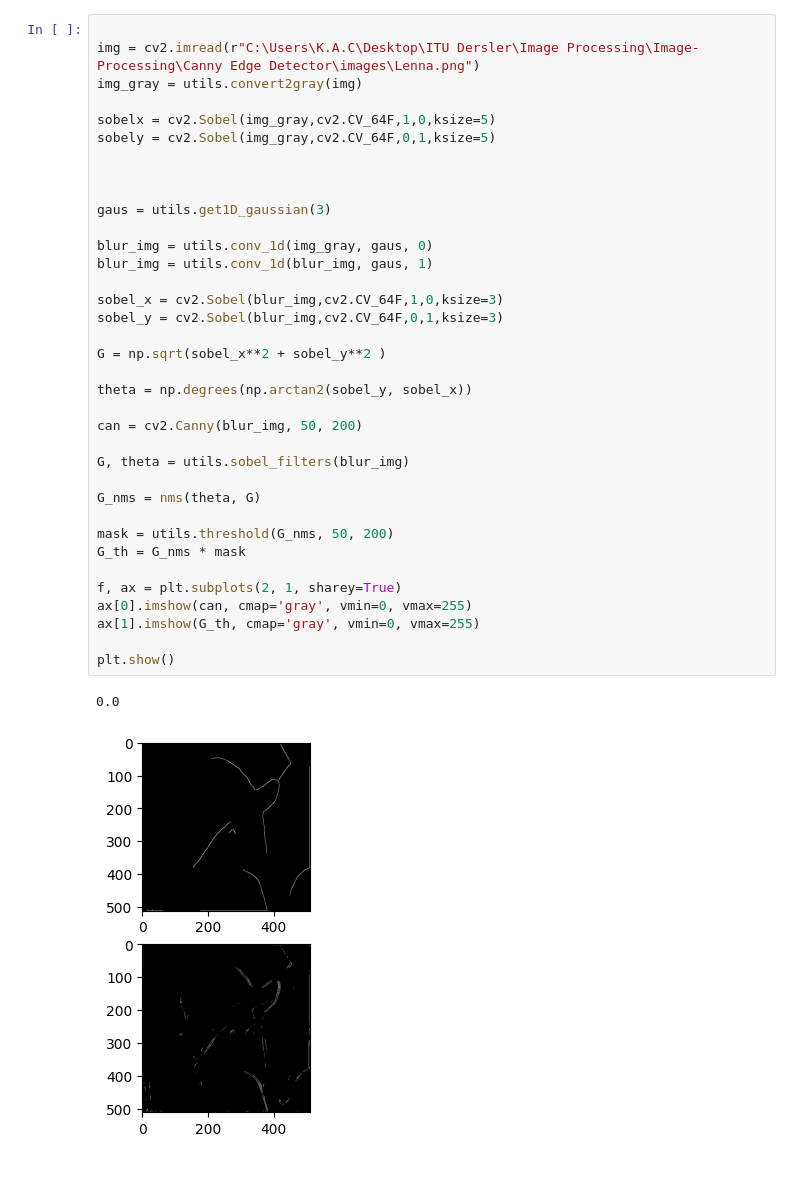
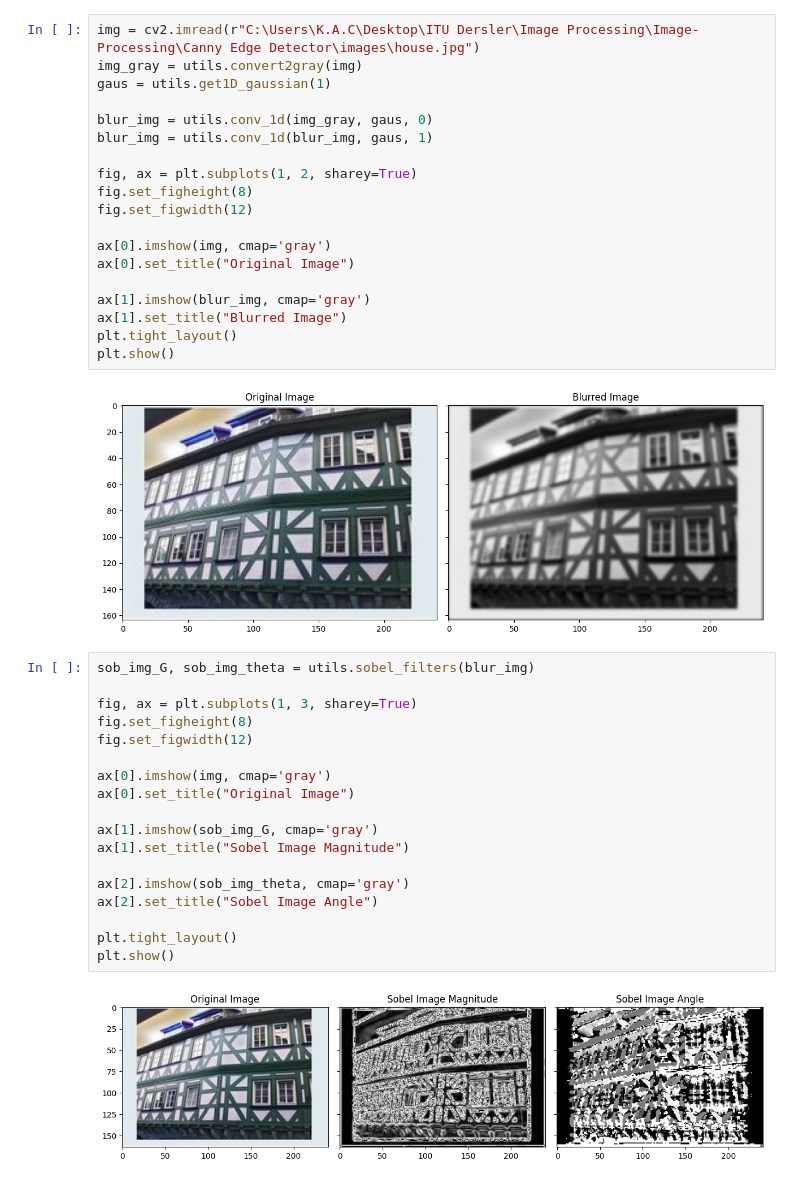
Before and after one commit to kalperenctnr/Image-Processing, a Jupyter notebook: Canny Edge Detector/src/edge_detector.ipynb, the cells around one changed output. Drawn from its saved outputs; the diff is of its cells as text.

```diff
--- a/Canny Edge Detector/src/edge_detector.ipynb
+++ b/Canny Edge Detector/src/edge_detector.ipynb
@@ -84,39 +9,41 @@ def nms(theta : np.ndarray, G : np.ndarray):
 # %%
-
-img = cv2.imread(r"C:\Users\K.A.C\Desktop\ITU Dersler\Image Processing\Image-Processing\Canny Edge Detector\images\Lenna.png")
+img = cv2.imread(r"C:\Users\K.A.C\Desktop\ITU Dersler\Image Processing\Image-Processing\Canny Edge Detector\images\house.jpg")
 img_gray = utils.convert2gray(img)
-
-sobelx = cv2.Sobel(img_gray,cv2.CV_64F,1,0,ksize=5)
-sobely = cv2.Sobel(img_gray,cv2.CV_64F,0,1,ksize=5)
-
-
-
-gaus = utils.get1D_gaussian(3)
+gaus = utils.get1D_gaussian(1)
 
 blur_img = utils.conv_1d(img_gray, gaus, 0)
 blur_img = utils.conv_1d(blur_img, gaus, 1)
 
-sobel_x = cv2.Sobel(blur_img,cv2.CV_64F,1,0,ksize=3)
-sobel_y = cv2.Sobel(blur_img,cv2.CV_64F,0,1,ksize=3)
+fig, ax = plt.subplots(1, 2, sharey=True)
+fig.set_figheight(8)
+fig.set_figwidth(12)
 
-G = np.sqrt(sobel_x**2 + sobel_y**2 )
+ax[0].imshow(img, cmap='gray')
+ax[0].set_title("Original Image")
 
-theta = np.degrees(np.arctan2(sobel_y, sobel_x))
-
-can = cv2.Canny(blur_img, 50, 200)
-
-G, theta = utils.sobel_filters(blur_img)
-
-G_nms = nms(theta, G)
-
-mask = utils.threshold(G_nms, 50, 200)
-G_th = G_nms * mask
-
-f, ax = plt.subplots(2, 1, sharey=True)
-ax[0].imshow(can, cmap='gray', vmin=0, vmax=255)
-ax[1].imshow(G_th, cmap='gray', vmin=0, vmax=255)
-
+ax[1].imshow(blur_img, cmap='gray')
+ax[1].set_title("Blurred Image")
+plt.tight_layout()
 plt.show()
 # %% [output]
-0.0
-[figure, old version]
+[figure, new version]
+# %%
+sob_img_G, sob_img_theta = utils.sobel_filters(blur_img)
+
+fig, ax = plt.subplots(1, 3, sharey=True)
+fig.set_figheight(8)
+fig.set_figwidth(12)
+
+ax[0].imshow(img, cmap='gray')
+ax[0].set_title("Original Image")
+
+ax[1].imshow(sob_img_G, cmap='gray')
+ax[1].set_title("Sobel Image Magnitude")
+
+ax[2].imshow(sob_img_theta, cmap='gray')
+ax[2].set_title("Sobel Image Angle")
+
+plt.tight_layout()
+plt.show()
+# %% [output]
+[figure, added]
```
Also changed, not shown: parts of 8 cells of this notebook, 4 other files.
